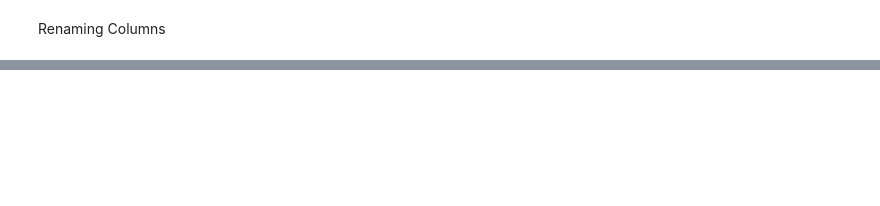
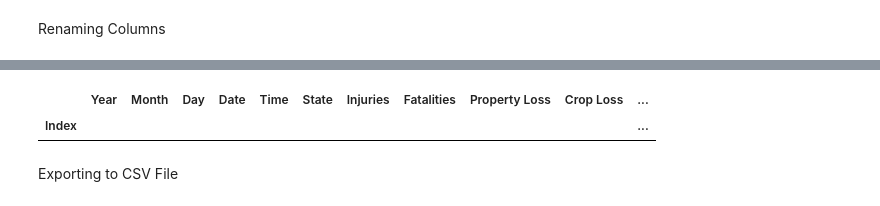
Before and after one commit to KatAug/CapstoneProjectTornadoes, a Jupyter notebook: TornadoProject.ipynb, the cells around one changed output, grey strips where cells are left out. Saved outputs shown, nothing was run; the diff lists cells and outputs as text; code cells hidden in the pictures; blank space fills up the shorter version.

```diff
--- a/TornadoProject.ipynb
+++ b/TornadoProject.ipynb
@@ -36,0 +148,9 @@ df.head()
+# %%
+#Removal
+deduped_df = sorted_df.drop_duplicates()
+deduped_df[deduped_df.duplicated()]
+# %% [output]
+|  | Year | Month | Day | Date | Time | State | Injuries | Fatalities | Property Loss | Crop Loss | ... |
+| Index |  |  |  |  |  |  |  |  |  |  | ... |
+# %% [markdown]
+Exporting to CSV File
```
Also changed, not shown: parts of 21 cells of this notebook, 1 other file.
